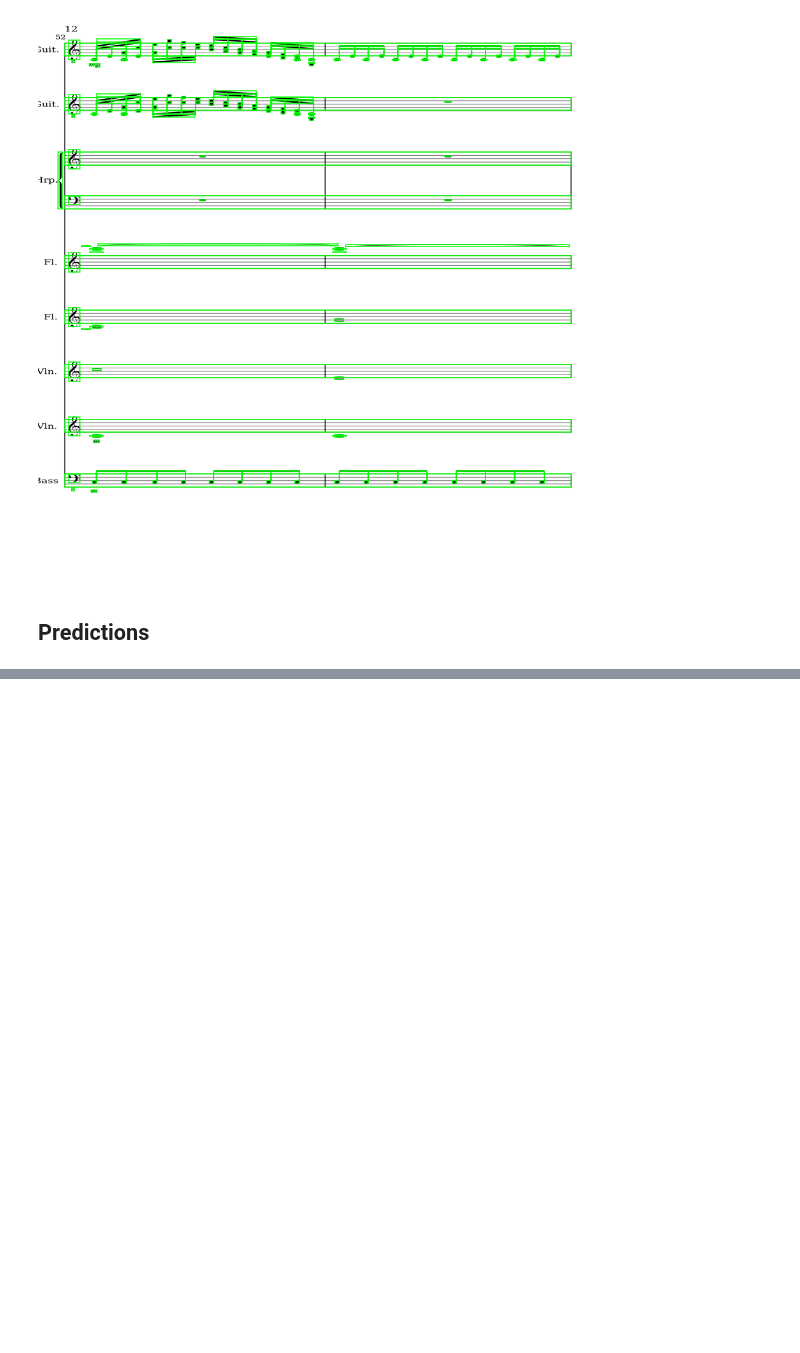
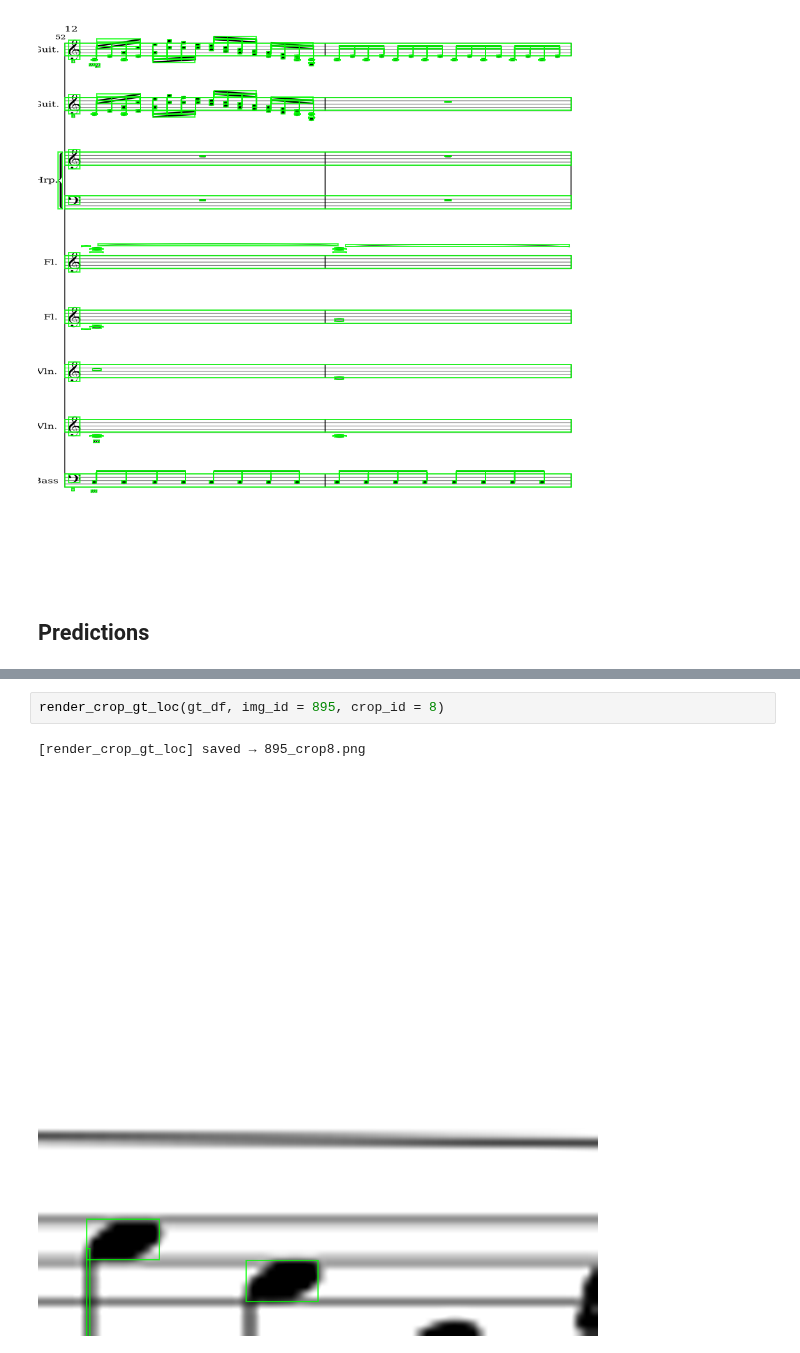
Before and after one commit to fusiongodo/yolo-score, a Jupyter notebook: eval.ipynb, the cells around one changed output, grey strips where cells are left out. Cells and saved outputs as stored; diff of their text form; blank space fills up the shorter version.

```diff
--- a/eval.ipynb
+++ b/eval.ipynb
@@ -210,0 +224,5 @@ render_crop_gt(gt_df, img_id=679, crop_row = 0, crop_col = 2)
+# %%
+render_crop_gt_loc(gt_df, img_id = 895, crop_id = 8)
+# %% [output]
+[render_crop_gt_loc] saved → 895_crop8.png
+[figure, added]
```
Also changed, not shown: parts of 11 cells of this notebook, 2 other files.
